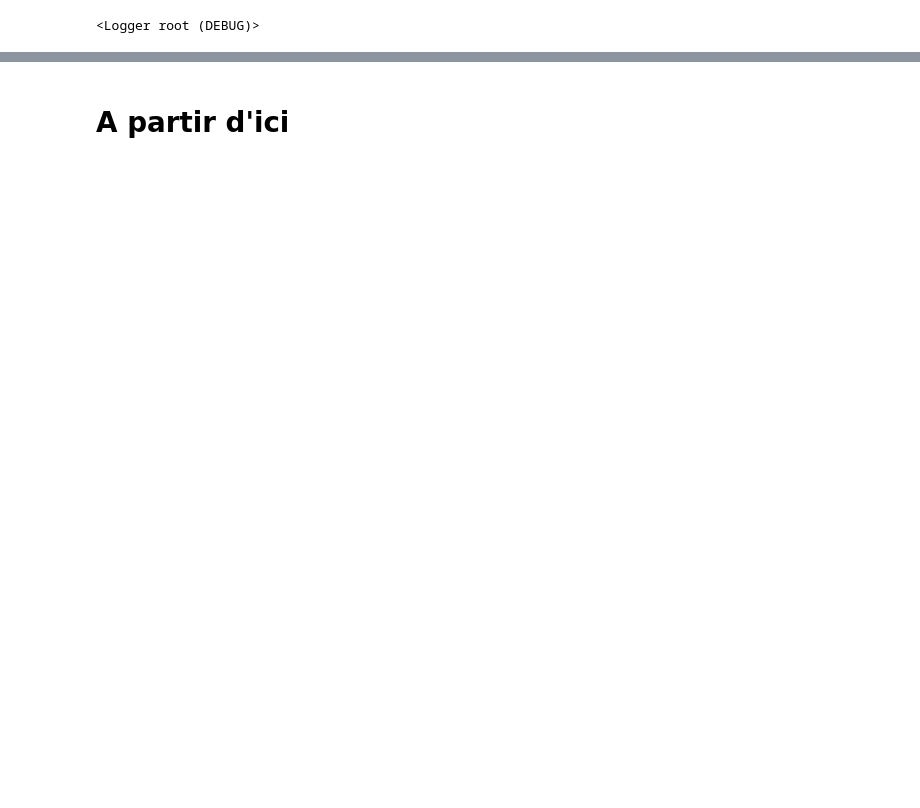
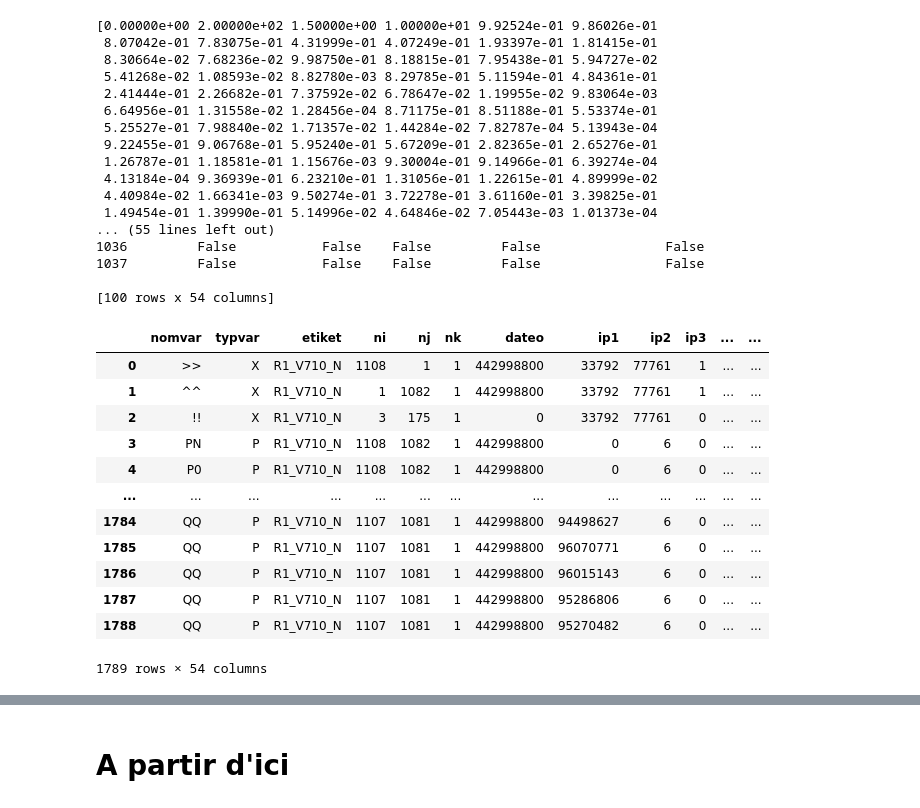
Before and after one commit to sebastiendfortier/fstpy, a Jupyter notebook: notebooks/add_toctoc.ipynb, the cells around one changed output, grey strips where cells are left out. Cells and saved outputs as stored; diff of their text form; code cells hidden in the pictures; blank space fills up the shorter version.

```diff
--- a/notebooks/add_toctoc.ipynb
+++ b/notebooks/add_toctoc.ipynb
@@ -16,0 +66,38 @@ sys.path.append(str(pathlib.Path(os.getcwd()).parent))
+# %%
+hu_df1 = fstpy.StandardFileReader('/fs/site4/eccc/cmd/w/sbf000/fstpy/source_data_5005.std',decode_metadata=True).to_pandas()
+hu_df1 = hu_df1.loc[~(hu_df1.nomvar=="HU")].reset_index(drop=True)
+print(hu_df1['level'].unique())
+print(len(list(hu_df1.level.unique())))
+print(hu_df1.loc[hu_df1.level==200])
+hu_df1
+# %% [output]
+[0.00000e+00 2.00000e+02 1.50000e+00 1.00000e+01 9.92524e-01 9.86026e-01
+ 8.07042e-01 7.83075e-01 4.31999e-01 4.07249e-01 1.93397e-01 1.81415e-01
+ 8.30664e-02 7.68236e-02 9.98750e-01 8.18815e-01 7.95438e-01 5.94727e-02
+ 5.41268e-02 1.08593e-02 8.82780e-03 8.29785e-01 5.11594e-01 4.84361e-01
+ 2.41444e-01 2.26682e-01 7.37592e-02 6.78647e-02 1.19955e-02 9.83064e-03
+ 6.64956e-01 1.31558e-02 1.28456e-04 8.71175e-01 8.51188e-01 5.53374e-01
+ 5.25527e-01 7.98840e-02 1.71357e-02 1.44284e-02 7.82787e-04 5.13943e-04
+ 9.22455e-01 9.06768e-01 5.95240e-01 5.67209e-01 2.82365e-01 2.65276e-01
+ 1.26787e-01 1.18581e-01 1.15676e-03 9.30004e-01 9.14966e-01 6.39274e-04
+ 4.13184e-04 9.36939e-01 6.23210e-01 1.31056e-01 1.22615e-01 4.89999e-02
+ 4.40984e-02 1.66341e-03 9.50274e-01 3.72278e-01 3.61160e-01 3.39825e-01
+ 1.49454e-01 1.39990e-01 5.14996e-02 4.64846e-02 7.05443e-03 1.01373e-04
+... (55 lines left out)
+1036         False           False    False         False                False
+1037         False           False    False         False                False
+
+[100 rows x 54 columns]
+|  | nomvar | typvar | etiket | ni | nj | nk | dateo | ip1 | ip2 | ip3 | ... | ... |
+| 0 | >> | X | R1_V710_N | 1108 | 1 | 1 | 442998800 | 33792 | 77761 | 1 | ... | ... |
+| 1 | ^^ | X | R1_V710_N | 1 | 1082 | 1 | 442998800 | 33792 | 77761 | 1 | ... | ... |
+| 2 | !! | X | R1_V710_N | 3 | 175 | 1 | 0 | 33792 | 77761 | 0 | ... | ... |
+| 3 | PN | P | R1_V710_N | 1108 | 1082 | 1 | 442998800 | 0 | 6 | 0 | ... | ... |
+| 4 | P0 | P | R1_V710_N | 1108 | 1082 | 1 | 442998800 | 0 | 6 | 0 | ... | ... |
+| ... | ... | ... | ... | ... | ... | ... | ... | ... | ... | ... | ... | ... |
+| 1784 | QQ | P | R1_V710_N | 1107 | 1081 | 1 | 442998800 | 94498627 | 6 | 0 | ... | ... |
+| 1785 | QQ | P | R1_V710_N | 1107 | 1081 | 1 | 442998800 | 96070771 | 6 | 0 | ... | ... |
+| 1786 | QQ | P | R1_V710_N | 1107 | 1081 | 1 | 442998800 | 96015143 | 6 | 0 | ... | ... |
+| 1787 | QQ | P | R1_V710_N | 1107 | 1081 | 1 | 442998800 | 95286806 | 6 | 0 | ... | ... |
+| 1788 | QQ | P | R1_V710_N | 1107 | 1081 | 1 | 442998800 | 95270482 | 6 | 0 | ... | ... |
+1789 rows × 54 columns
@@ -24,12 +124,14 @@ import numpy as np
 import pandas as pd
 import dask.array as da
 import dask.dataframe as dd
+import multiprocessing as mp
 import logging
+import numpy.ma as ma
+import fstd2nc
+import xarray as xr
 pd.options.mode.chained_assignment = None  # default='warn'
 # '/fs/site4/eccc/cmd/w/spst900/spooki/spooki_dir/pluginsRelatedStuff'
-fstpy.fstpy_log_level_debug()
-fstpy.setup_fstpy_logger()
+# fstpy.fstpy_log_level_debug()
+# fstpy.setup_fstpy_logger()
-# %% [output]
-<Logger root (DEBUG)>
 # %%
 files = glob.glob('/fs/site4/eccc/cmd/w/spst900/spooki/spooki_dir/pluginsRelatedStuff/Pressure/**', recursive=True)
```
Also changed, not shown: parts of 26 cells of this notebook, 4 other files.
